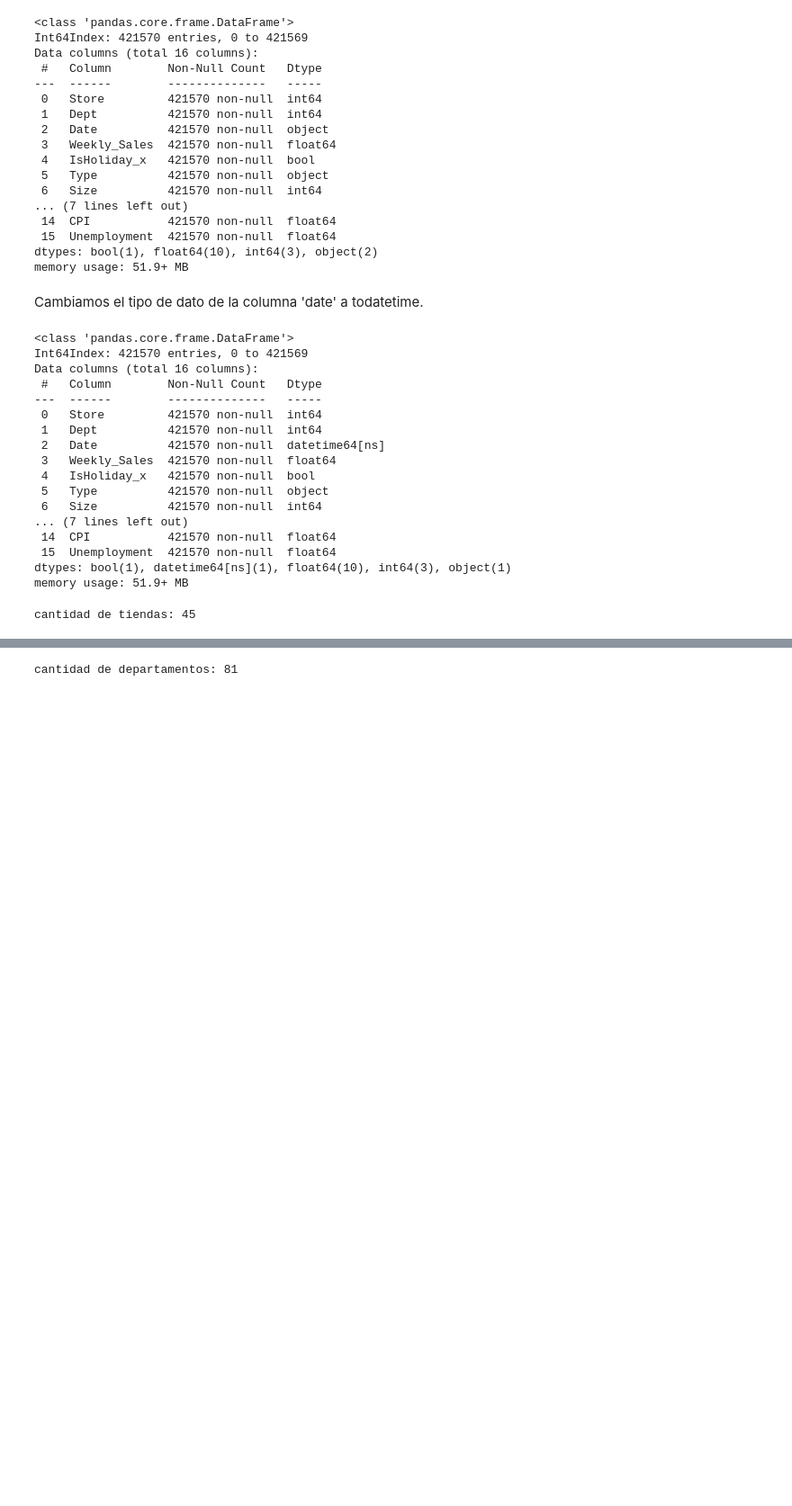
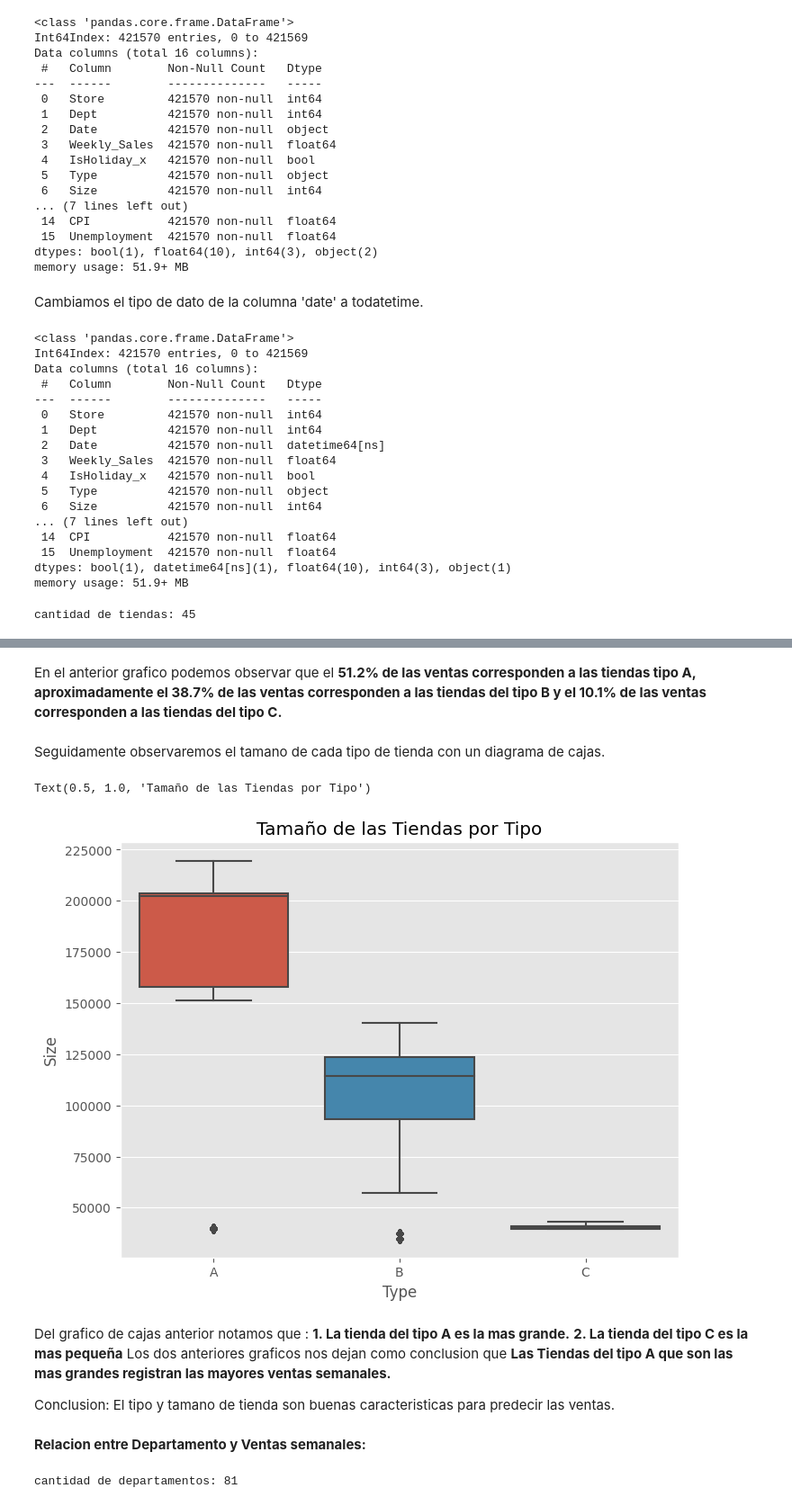
Before and after one commit to gina13mnsr/Walmart_forecasting_G8, a Jupyter notebook: codigo2.ipynb, the cells around one changed output, grey strips where cells are left out. Shown at 90% size. Drawn from its saved outputs; the diff is of its cells as text; code cells hidden in the pictures; blank space fills up the shorter version.

```diff
--- a/codigo2.ipynb
+++ b/codigo2.ipynb
@@ -326 +366,27 @@ cantidad de tiendas: 45
+# %% [markdown]
+En el anterior grafico podemos observar que el **51.2% de las ventas corresponden a las tiendas tipo A, aproximadamente el 38.7% de las ventas corresponden a las tiendas del tipo B y el 10.1% de las ventas corresponden a las tiendas del tipo C.**
+# %% [markdown]
+Seguidamente observaremos el tamano de cada tipo de tienda con un diagrama de cajas.
+# %%
+# Visualizacion de la distribucion de las tiendas por tipo.
+
+# Combinar dos columnas en un nuevo dataframe.
+tienda_siz = pd.concat([merged_data['Type'], merged_data['Size']], axis=1)
+
+# Crea una figura y conjunto de ejes con un tamano de 8 por 6 pulgadas.
+f, ax = plt.subplots(figsize=(8,6))
+fig = sns.boxplot(x='Type', y='Size', data=tienda_siz)
+ax.set_title("Tamaño de las Tiendas por Tipo")
+# %% [output]
+Text(0.5, 1.0, 'Tamaño de las Tiendas por Tipo')
+[figure, added]
+# %% [markdown]
+Del grafico de cajas anterior notamos que :
+**1. La tienda del tipo A es la mas grande.**
+**2. La tienda del tipo C es la mas pequeña**
+Los dos anteriores graficos nos dejan como conclusion que **Las Tiendas del tipo A que son las mas grandes registran las mayores ventas semanales.**
+
+Conclusion: El tipo y tamano de tienda son buenas caracteristicas para predecir las ventas.
+# %% [markdown]
+**Relacion entre Departamento y Ventas semanales:**
 # %%
```
Also changed, not shown: parts of 23 cells of this notebook.
